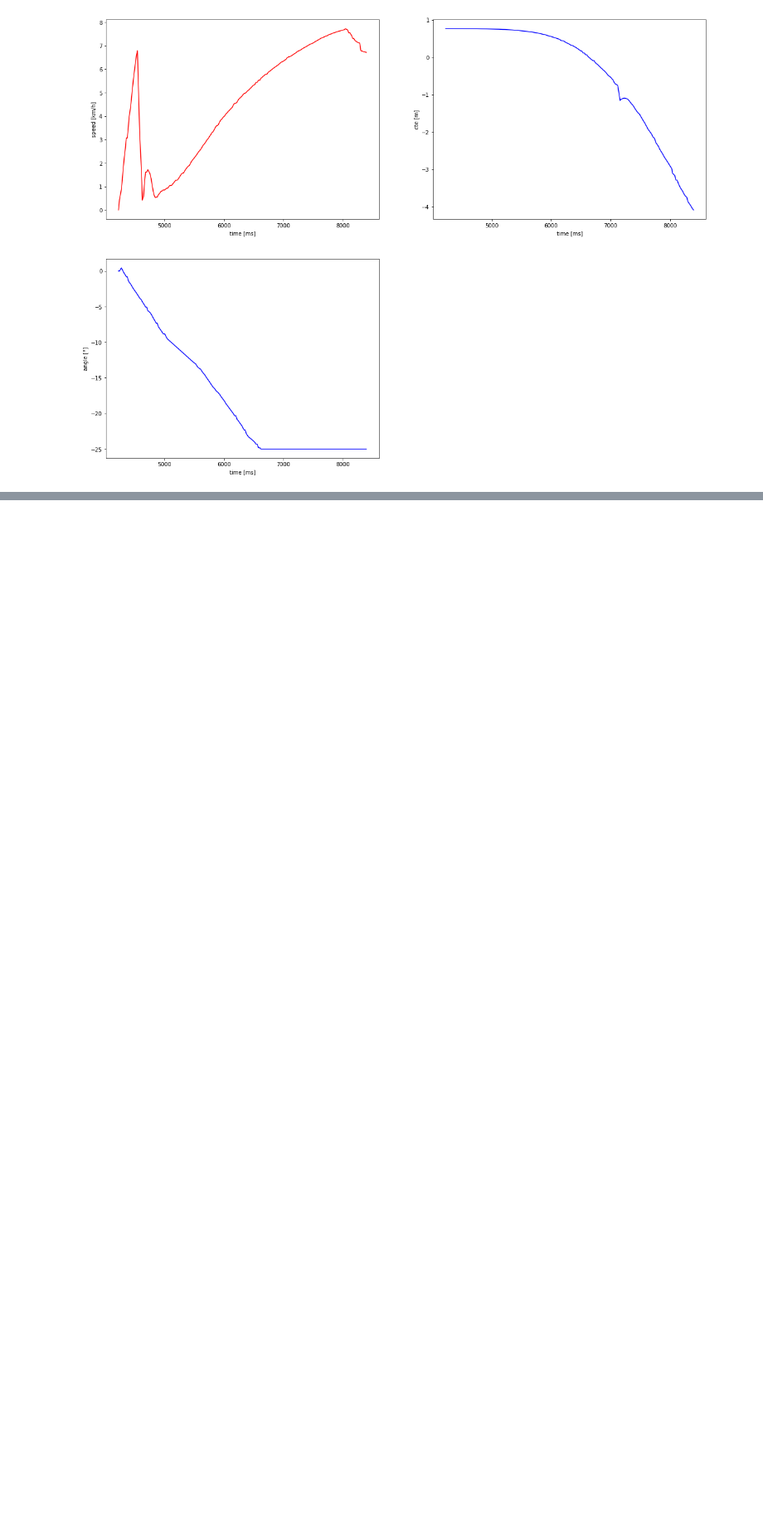
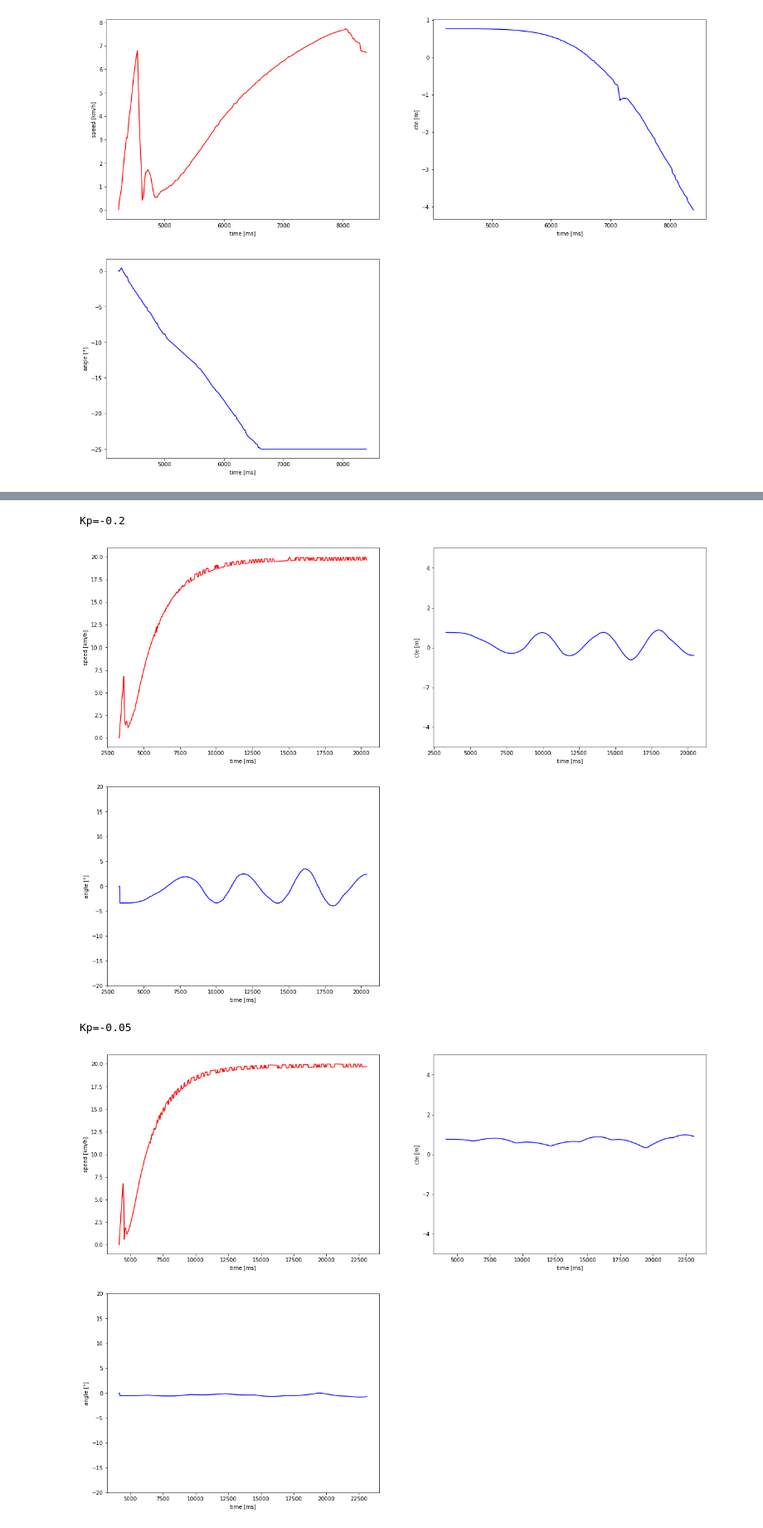
Before and after one commit to rgansch/CarND-PID-Control-Project, a Jupyter notebook: CarND-PID-Control-Project.ipynb, the cells around one changed output, grey strips where cells are left out. Shown: that part at 83% size. Cells and saved outputs as stored; diff of their text form; code cells hidden in the pictures; blank space fills up the shorter version.

```diff
--- a/CarND-PID-Control-Project.ipynb
+++ b/CarND-PID-Control-Project.ipynb
@@ -108,0 +121,18 @@ plot_data(data_steerramp2)
+# %%
+data_PID01 = load_csv('./data/PID01.dat', delimiter='\t')
+data_PID02 = load_csv('./data/PID02.dat', delimiter='\t')
+data_PID03 = load_csv('./data/PID03.dat', delimiter='\t')
+
+print('Kp=-0.2')
+plot_data(data_PID02)
+
+print('Kp=-0.05')
+plot_data(data_PID03)
+
+print('Kp=-0.1')
+plot_data(data_PID01)
+# %% [output]
+Kp=-0.2
+[figure, added]
+Kp=-0.05
+[figure, added]
```
Also changed, not shown: parts of 9 cells of this notebook, 8 other files.
